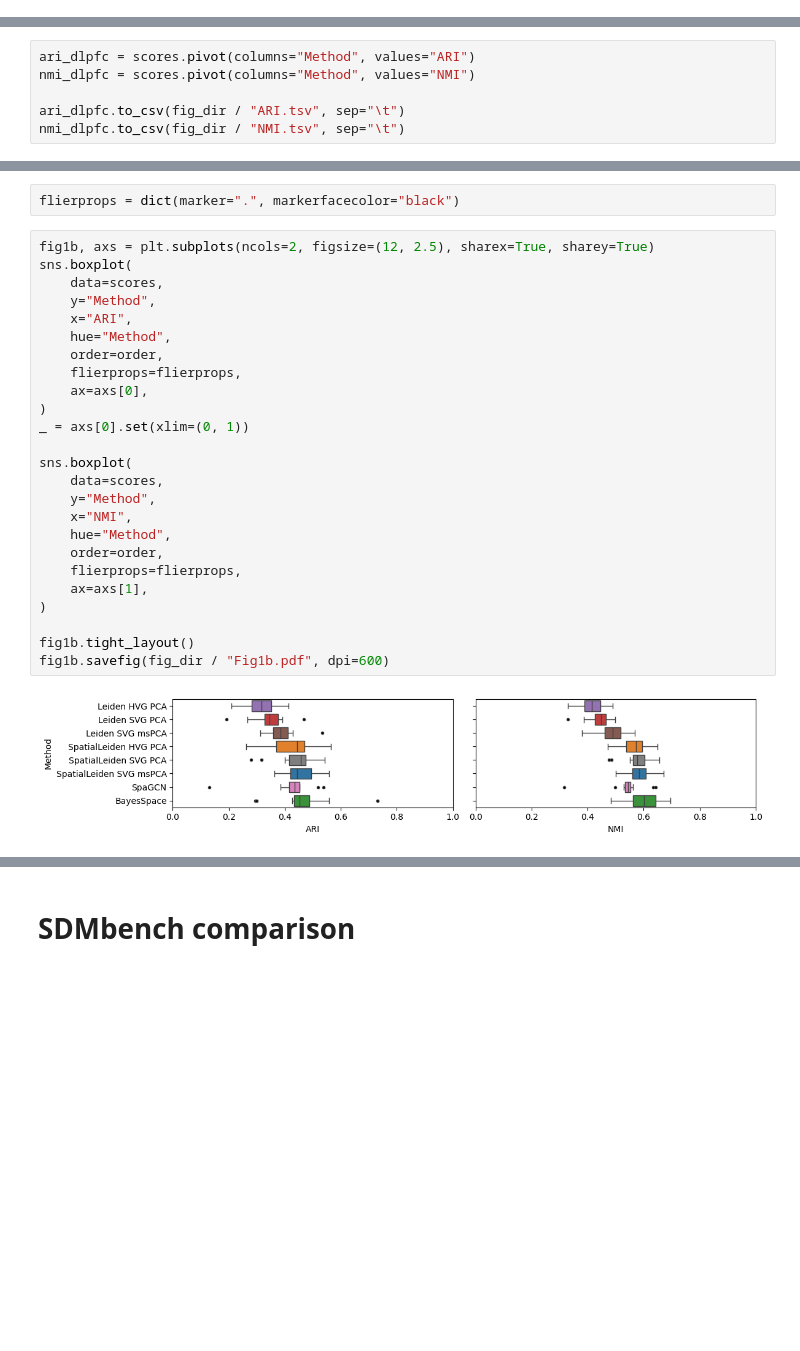
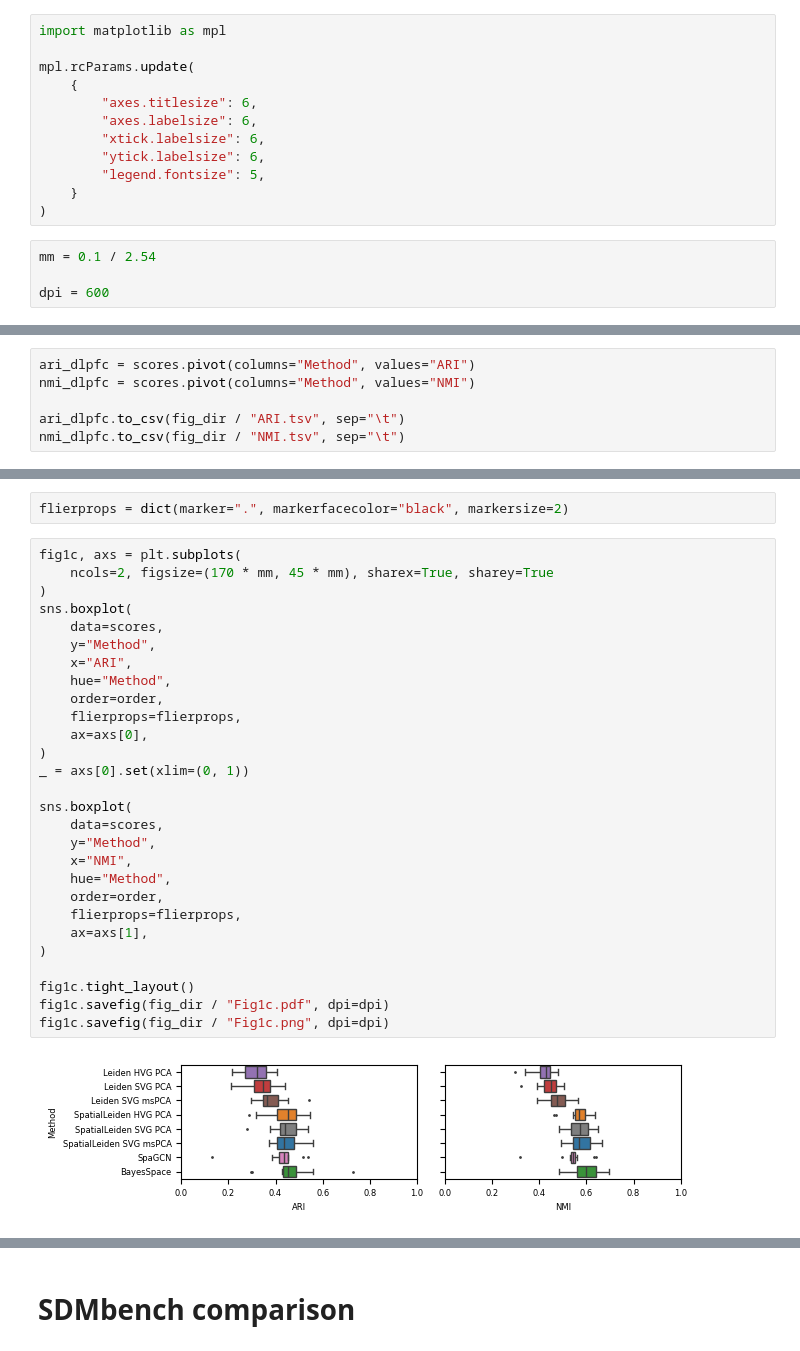
Before and after one commit to HiDiHlabs/SpatialLeiden-Study, a Jupyter notebook: 3_Fig.ipynb, the cells around one changed output, grey strips where cells are left out. Cells and saved outputs as stored; diff of their text form; blank space fills up the shorter version.

```diff
--- a/3_Fig.ipynb
+++ b/3_Fig.ipynb
@@ -26,6 +26,22 @@ fig_dir = results_dir / "figures"
 metadata_file = "downloads.tsv"
 # %%
 fig_dir.mkdir(parents=True, exist_ok=True)
+# %%
+import matplotlib as mpl
+
+mpl.rcParams.update(
+    {
+        "axes.titlesize": 6,
+        "axes.labelsize": 6,
+        "xtick.labelsize": 6,
+        "ytick.labelsize": 6,
+        "legend.fontsize": 5,
+    }
+)
+# %%
+mm = 0.1 / 2.54
+
+dpi = 600
 # %%
 rename_methods = {
     "leiden": "Leiden HVG PCA",
@@ -255,31 +280,34 @@ Br8100_151675                 BayesSpace
 Br8100_151676                     SpaGCN
 dtype: object
 # %%
-flierprops = dict(marker=".", markerfacecolor="black")
+flierprops = dict(marker=".", markerfacecolor="black", markersize=2)
 # %%
-fig1b, axs = plt.subplots(ncols=2, figsize=(12, 2.5), sharex=True, sharey=True)
+fig1c, axs = plt.subplots(
+    ncols=2, figsize=(170 * mm, 45 * mm), sharex=True, sharey=True
+)
 sns.boxplot(
     data=scores,
     y="Method",
     x="ARI",
     hue="Method",
     order=order,
     flierprops=flierprops,
     ax=axs[0],
 )
 _ = axs[0].set(xlim=(0, 1))
 
 sns.boxplot(
     data=scores,
     y="Method",
     x="NMI",
     hue="Method",
     order=order,
     flierprops=flierprops,
     ax=axs[1],
 )
 
-fig1b.tight_layout()
-fig1b.savefig(fig_dir / "Fig1b.pdf", dpi=600)
+fig1c.tight_layout()
+fig1c.savefig(fig_dir / "Fig1c.pdf", dpi=dpi)
+fig1c.savefig(fig_dir / "Fig1c.png", dpi=dpi)
 # %% [output]
-[figure, old version]
+[figure, new version]
```
Also changed, not shown: parts of 40 cells of this notebook, 10 other files.
